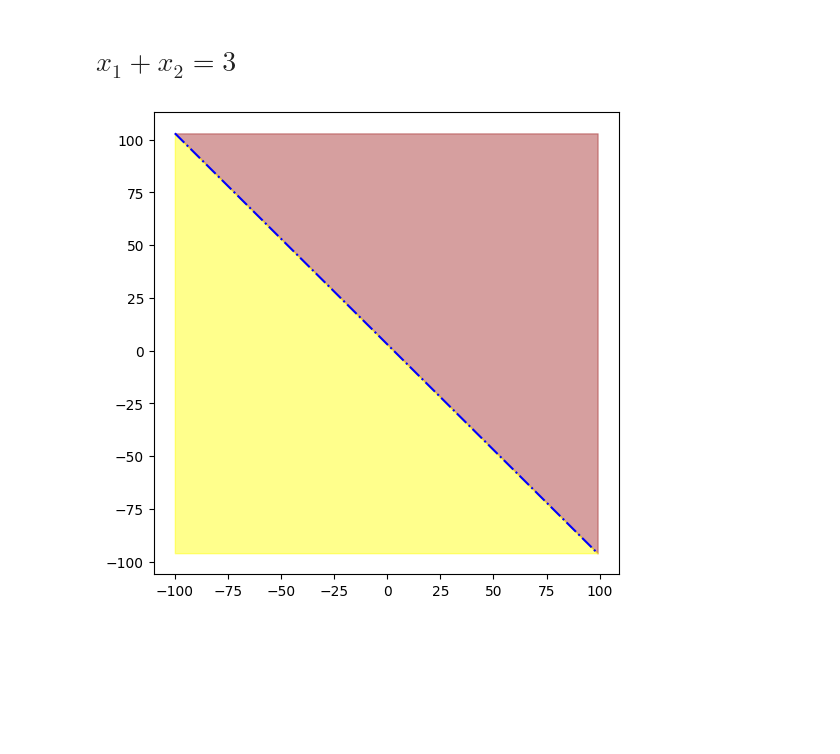
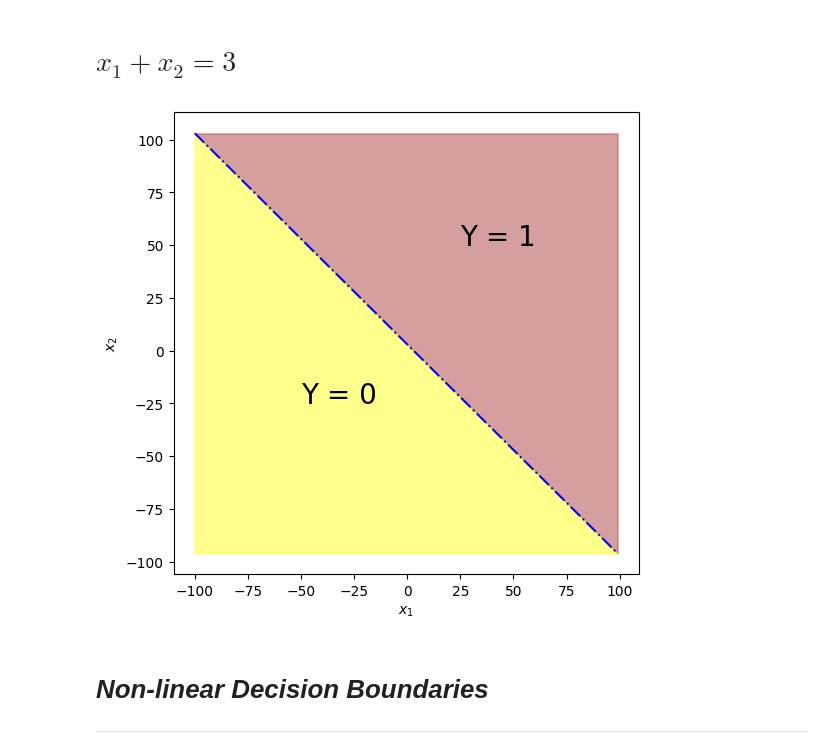
Before and after one commit to anoban/Supervised-Machine-Learning-Regression-and-Classification, a Jupyter notebook: anoban/Decision Boundaries.ipynb, the cells around one changed output. Saved outputs shown, nothing was run; the diff lists cells and outputs as text; code cells hidden in the pictures; blank space fills up the shorter version.

```diff
--- a/anoban/Decision Boundaries.ipynb
+++ b/anoban/Decision Boundaries.ipynb
@@ -78,17 +78,21 @@ len(blue_x), len(red_x), len(blue_y), len(red_y)
 # %%
 # how'd we plot this boundary?
 
 x_1 = np.arange(-100, 100)
 x_2 = 3 - x_1
 
 fig, axes = plt.subplots()
 fig.set_size_inches(6, 6)
 axes.plot(x_1, x_2, color = "blue", linestyle = "-.")
 axes.fill_between(x = x_1, y1 = x_2, y2 = axes.get_ylim()[1] - 10, color = "brown", alpha = 0.45)
 axes.fill_between(x = x_1, y1 = axes.get_ylim()[0] + 10, y2 = x_2, color = "yellow", alpha = 0.45)
+axes.text(x = -50 , y = -25, s = "Y = 0", fontdict = {"fontsize": 20})
+axes.text(x = 25 , y = 50, s = "Y = 1", fontdict = {"fontsize": 20})
+axes.set_xlabel("$x_1$")
+axes.set_ylabel("$x_2$")
 plt.show()
 # %% [output]
-[figure, old version]
+[figure, new version]
 # %%
 # logistic regression will predict 0 if the data point is in the yellow area (i.e P < 0)
 # logistic regression will predict 1 if the data point is located in the brown area, i.e P >= 1
@@ -96,0 +99,3 @@ plt.show()
+# %% [markdown]
+# ___Non-linear Decision Boundaries___
+-------------
```
Also changed, not shown: parts of 22 cells of this notebook, 7 other files.
